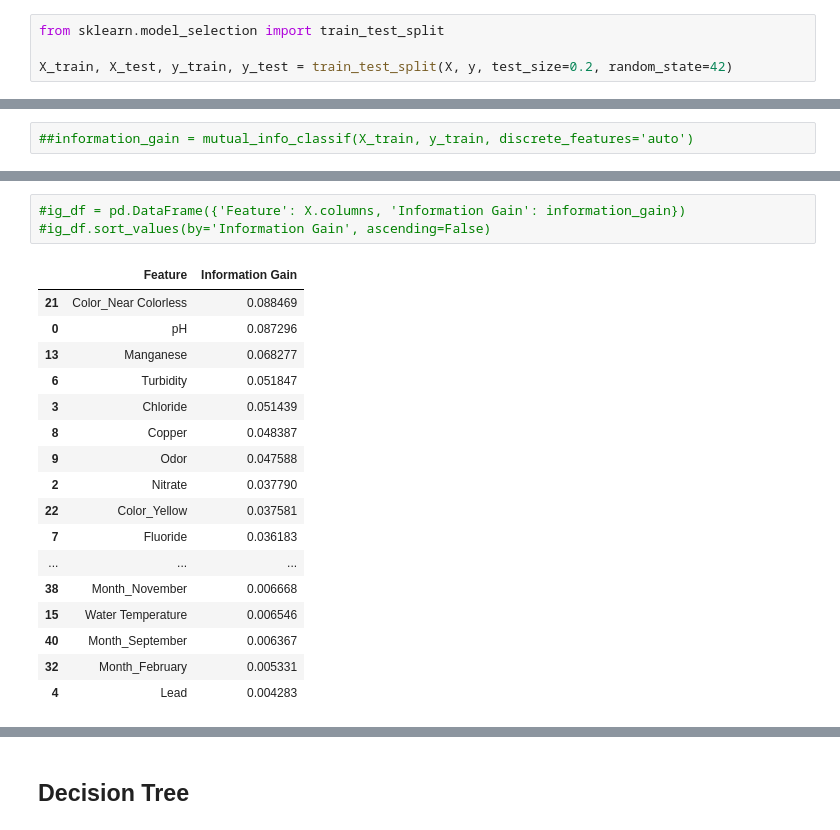
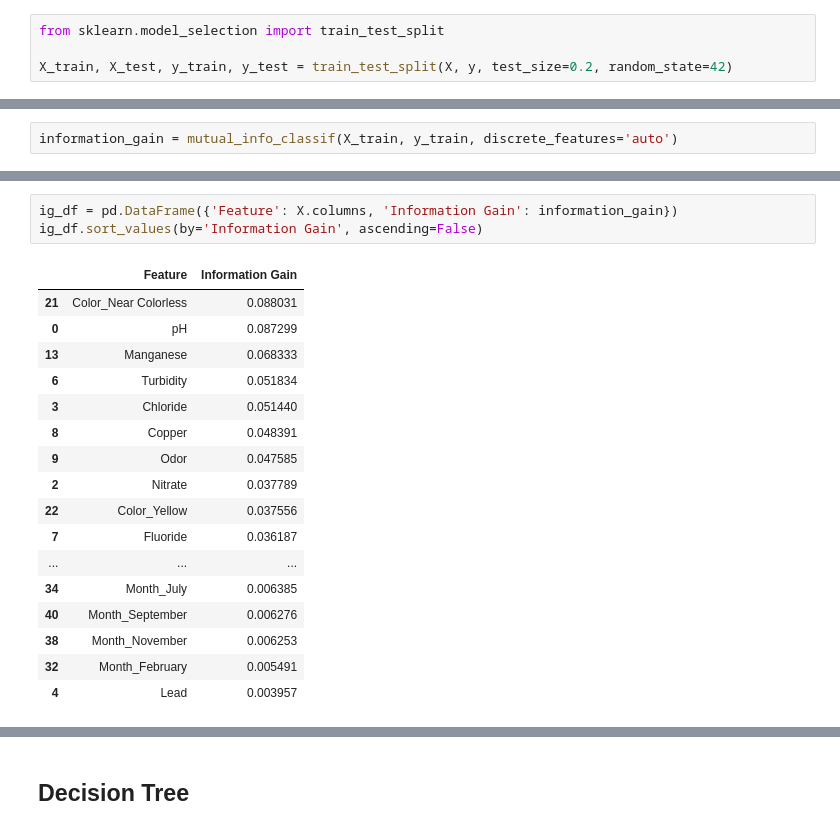
Before and after one commit to TanjiEvan/Python, a Jupyter notebook: Thesis/task1.ipynb, the cells around one changed output, grey strips where cells are left out. Cells and saved outputs as stored; diff of their text form.

```diff
--- a/Thesis/task1.ipynb
+++ b/Thesis/task1.ipynb
@@ -158,2 +158,2 @@ X_train, X_test, y_train, y_test = train_test_split(X, y, test_size=0.2, random_
 # %%
-##information_gain = mutual_info_classif(X_train, y_train, discrete_features='auto')
+information_gain = mutual_info_classif(X_train, y_train, discrete_features='auto')
@@ -172,21 +172,21 @@ array([0.08729631, 0.03545844, 0.0377901 , 0.05143876, 0.00428318,
 # %%
-#ig_df = pd.DataFrame({'Feature': X.columns, 'Information Gain': information_gain})
-#ig_df.sort_values(by='Information Gain', ascending=False)
+ig_df = pd.DataFrame({'Feature': X.columns, 'Information Gain': information_gain})
+ig_df.sort_values(by='Information Gain', ascending=False)
 # %% [output]
 |  | Feature | Information Gain |
-| 21 | Color_Near Colorless | 0.088469 |
-| 0 | pH | 0.087296 |
-| 13 | Manganese | 0.068277 |
-| 6 | Turbidity | 0.051847 |
-| 3 | Chloride | 0.051439 |
-| 8 | Copper | 0.048387 |
-| 9 | Odor | 0.047588 |
-| 2 | Nitrate | 0.037790 |
-| 22 | Color_Yellow | 0.037581 |
-| 7 | Fluoride | 0.036183 |
+| 21 | Color_Near Colorless | 0.088031 |
+| 0 | pH | 0.087299 |
+| 13 | Manganese | 0.068333 |
+| 6 | Turbidity | 0.051834 |
+| 3 | Chloride | 0.051440 |
+| 8 | Copper | 0.048391 |
+| 9 | Odor | 0.047585 |
+| 2 | Nitrate | 0.037789 |
+| 22 | Color_Yellow | 0.037556 |
+| 7 | Fluoride | 0.036187 |
 | ... | ... | ... |
-| 38 | Month_November | 0.006668 |
-| 15 | Water Temperature | 0.006546 |
-| 40 | Month_September | 0.006367 |
-| 32 | Month_February | 0.005331 |
-| 4 | Lead | 0.004283 |
+| 34 | Month_July | 0.006385 |
+| 40 | Month_September | 0.006276 |
+| 38 | Month_November | 0.006253 |
+| 32 | Month_February | 0.005491 |
+| 4 | Lead | 0.003957 |
```
Also changed, not shown: parts of 11 cells of this notebook.
